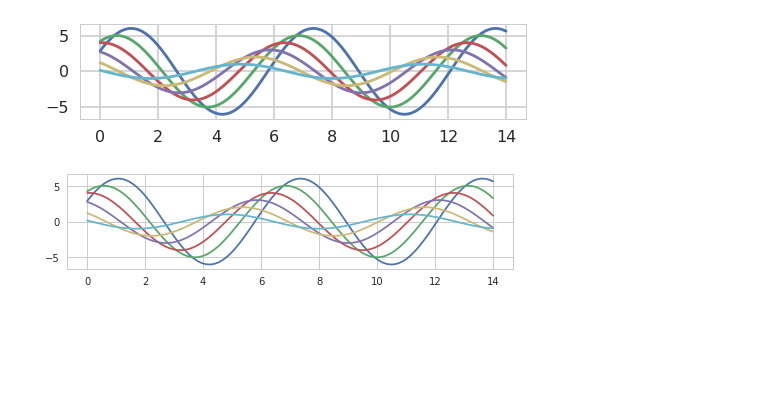
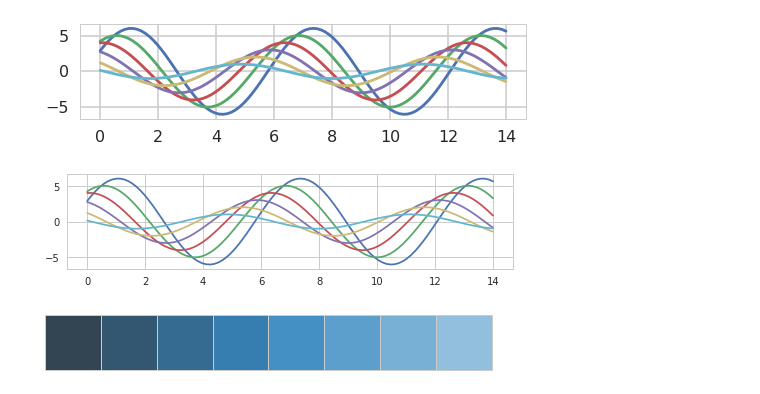
Before and after one commit to hyzhak/seaborn-experiments, a Jupyter notebook: main.ipynb, the cells around one changed output. Cells and saved outputs as stored; diff of their text form; code cells hidden in the pictures; blank space fills up the shorter version.

Commit message:
plot x,y samples

```diff
--- a/main.ipynb
+++ b/main.ipynb
@@ -103,3 +103,7 @@ sinplot()
 [figure]
 [figure]
 [figure]
+# %%
+sns.palplot(sns.color_palette('Blues_d', 8))
+# %% [output]
+[figure, added]
```
Also changed, not shown: parts of 3 cells of this notebook.
